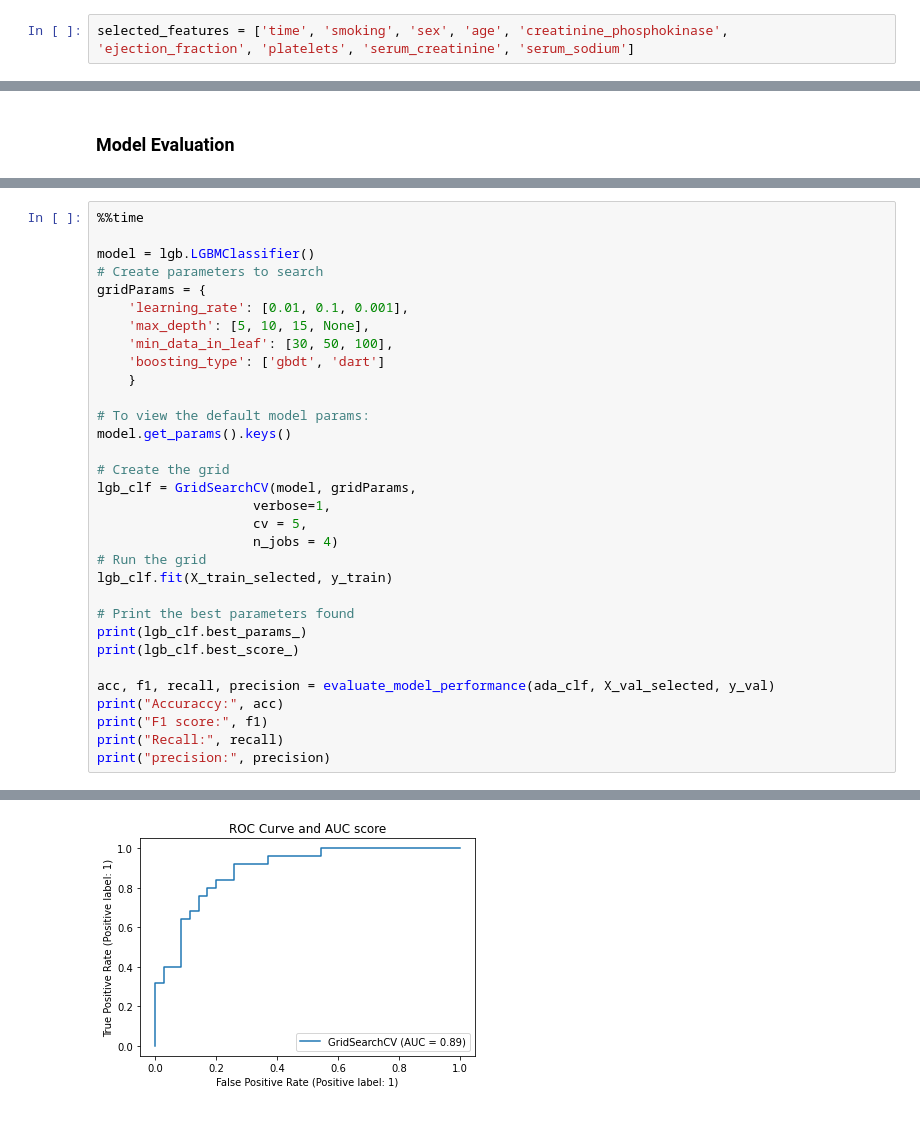
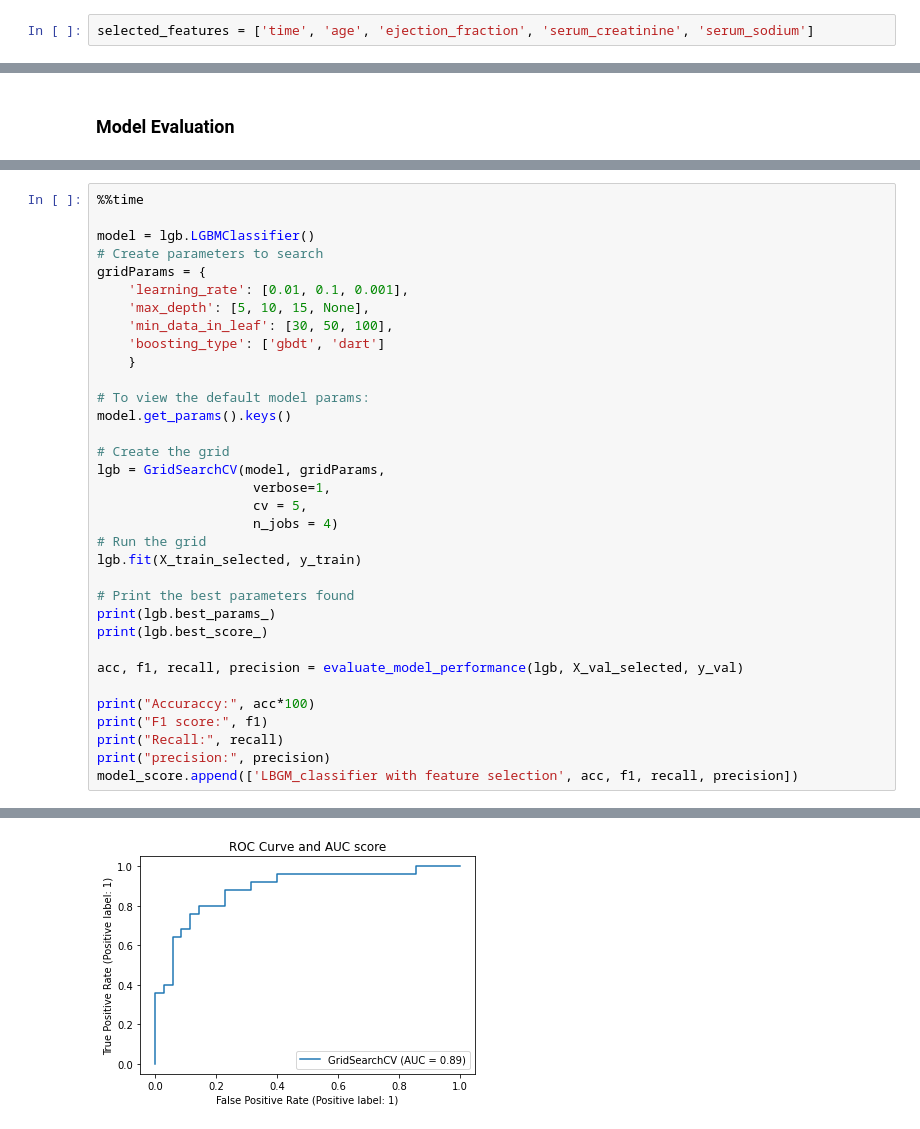
Before and after one commit to tminhquang00/EEET2485-heart-failure-prediction, a Jupyter notebook: heart-failure-detection.ipynb, the cells around one changed output, grey strips where cells are left out. Drawn from its saved outputs; the diff is of its cells as text.

```diff
--- a/heart-failure-detection.ipynb
+++ b/heart-failure-detection.ipynb
@@ -776,6 +782,6 @@ dtype: float64
 # %% [markdown]
 From the graph above we can see that `anaemia`, `high_blood_pressure`, `diabetes` have the least impact on the target. Whle `serum_creatine`, `time`, `ejection_fraction` and `age` are the most important feature which similar to the ANOVA analysis above.
 # %%
-selected_features = ['time', 'smoking', 'sex', 'age', 'creatinine_phosphokinase', 'ejection_fraction', 'platelets', 'serum_creatinine', 'serum_sodium']
+selected_features = ['time', 'age', 'ejection_fraction', 'serum_creatinine', 'serum_sodium']
 # %% [markdown]
 ### Data modelling
@@ -980,22 +1026,24 @@ gridParams = {
 model.get_params().keys()
 
 # Create the grid
-lgb_clf = GridSearchCV(model, gridParams,
+lgb = GridSearchCV(model, gridParams,
                     verbose=1,
                     cv = 5,
                     n_jobs = 4)
 # Run the grid
-lgb_clf.fit(X_train_selected, y_train)
+lgb.fit(X_train_selected, y_train)
 
 # Print the best parameters found
-print(lgb_clf.best_params_)
-print(lgb_clf.best_score_)
+print(lgb.best_params_)
+print(lgb.best_score_)
 
-acc, f1, recall, precision = evaluate_model_performance(ada_clf, X_val_selected, y_val)
-print("Accuraccy:", acc)
+acc, f1, recall, precision = evaluate_model_performance(lgb, X_val_selected, y_val)
+
+print("Accuraccy:", acc*100)
 print("F1 score:", f1)
 print("Recall:", recall)
 print("precision:", precision)
+model_score.append(['LBGM_classifier with feature selection', acc, f1, recall, precision])
 # %% [output]
 Fitting 5 folds for each of 72 candidates, totalling 360 fits
 [LightGBM] [Warning] min_data_in_leaf is set=30, min_child_samples=20 will be ignored. Current value: min_data_in_leaf=30
@@ -1012 +1059 @@ Wall time: 1.98 s
-[figure, old version]
+[figure, new version]
```
Also changed, not shown: parts of 35 cells of this notebook.
